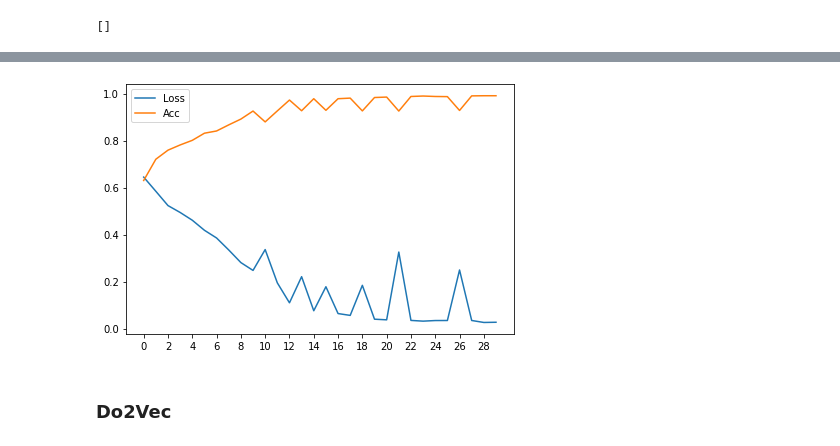
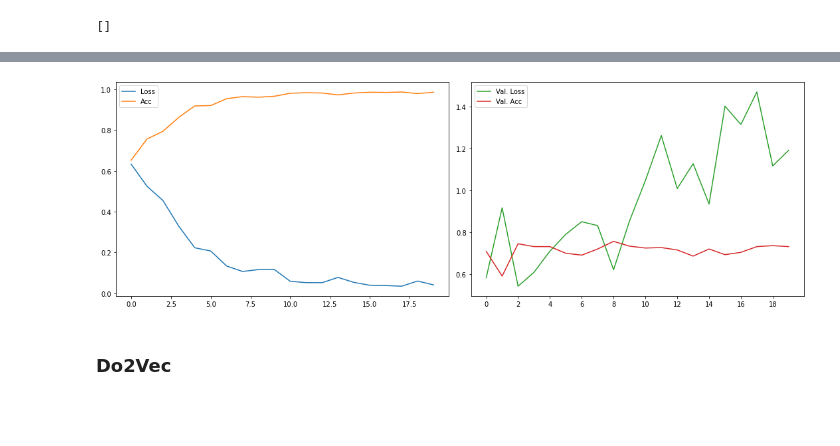
Before and after one commit to rdenadai/Covid19-Twitter-Tracker, a Jupyter notebook: code/src/notebook/AvaliacaoKerasClassificacaoMensagens.ipynb, the cells around one changed output, grey strips where cells are left out. Drawn from its saved outputs; the diff is of its cells as text; code cells hidden in the pictures; blank space fills up the shorter version.

Commit message:
Novas avaliacoes e novo modelo gerado

```diff
--- a/code/src/notebook/AvaliacaoKerasClassificacaoMensagens.ipynb
+++ b/code/src/notebook/AvaliacaoKerasClassificacaoMensagens.ipynb
@@ -163,28 +187,24 @@ X_train[0], X_test[0]
 # %%
 model = Sequential()
-# model.add(Dense(1024, input_shape=(max_words,)))
 model.add(Embedding(
     len(word_index) + 1,
     output_dim=300,
     weights=[embedding_matrix],
     trainable=False,
     input_length=maxlen))
-model.add(Conv1D(128, 2, activation='relu'))
-model.add(MaxPool1D(2))
-model.add(Conv1D(128, 2, activation='relu'))
-model.add(MaxPool1D(2))
-model.add(Conv1D(128, 2, activation='relu'))
-model.add(MaxPool1D(2))
-# model.add(Conv1D(32, 3, activation='relu'))
-# model.add(Conv1D(64, 3, activation='relu'))
-# model.add(SpatialDropout1D(0.1))
-model.add(Bidirectional(GRU(16)))
+model.add(Dropout(0.2))
+model.add(Conv1D(256, 3, padding='valid', activation='relu', strides=1))
+model.add(MaxPooling1D(pool_size=4))
+model.add(Conv1D(256, 3, padding='valid', activation='relu', strides=1))
+model.add(MaxPooling1D(pool_size=4))
+model.add(Bidirectional(LSTM(256, return_sequences=True)))
+model.add(Bidirectional(LSTM(32)))
 model.add(Flatten())
-model.add(Dense(128, activation='relu'))
-# model.add(Dropout(0.1))
+model.add(Dense(1024, activation='relu'))
+model.add(Dropout(0.2))
 model.add(Dense(classes))
-model.add(Activation('softmax'))
-model.compile(loss='categorical_crossentropy', optimizer='rmsprop', metrics=['accuracy'])
+model.add(Activation('sigmoid'))
+model.compile(loss='binary_crossentropy', optimizer='adam', metrics=['accuracy'])
 print(model.metrics_names)
 # %% [output]
 []
@@ -199,5 +211,12 @@ print(model.metrics_names)
 # %%
-history = model.fit(X_train, y_train, batch_size=batch_size, epochs=epochs, verbose=0, validation_split=0.1)
+history = model.fit(
+    X_train, y_train,
+    batch_size=batch_size,
+    epochs=20,
+    verbose=0,
+    shuffle=True,
+    validation_data=(X_test, y_test)
+)
 score = model.evaluate(X_test, y_test, batch_size=batch_size, verbose=1)
 print('Test loss:', score[0])
 print('Test accuracy:', round(score[1] * 100))
@@ -208,12 +246,18 @@ Test accuracy: 72
 # %%
+plt.figure(figsize=(15, 5))
+plt.subplot(1, 2, 1)
 plt.plot(history.history["loss"], label="Loss")
 plt.plot(history.history["accuracy"], label="Acc")
+plt.legend()
+plt.subplot(1, 2, 2)
+plt.plot(history.history["val_loss"], label="Val. Loss", c="C2")
+plt.plot(history.history["val_accuracy"], label="Val. Acc", c="C3")
 plt.xticks(range(0, epochs, 2))
 plt.legend()
 plt.tight_layout()
 plt.show()
 # %% [output]
-[figure, old version]
+[figure, new version]
 # %% [markdown]
 ### Do2Vec
 # %%
```
Also changed, not shown: parts of 14 cells of this notebook, 7 other files.
